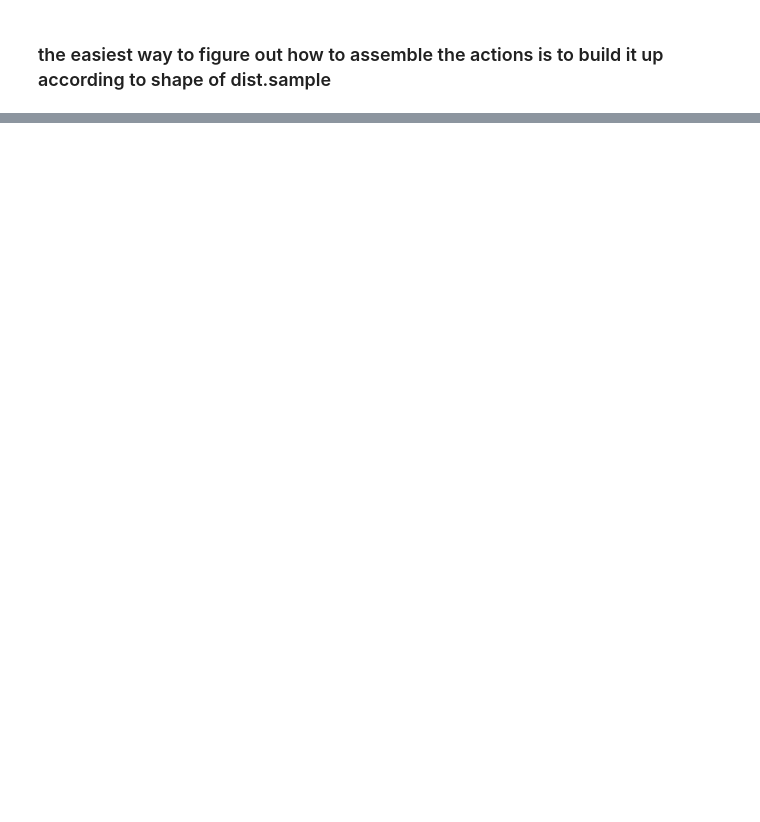
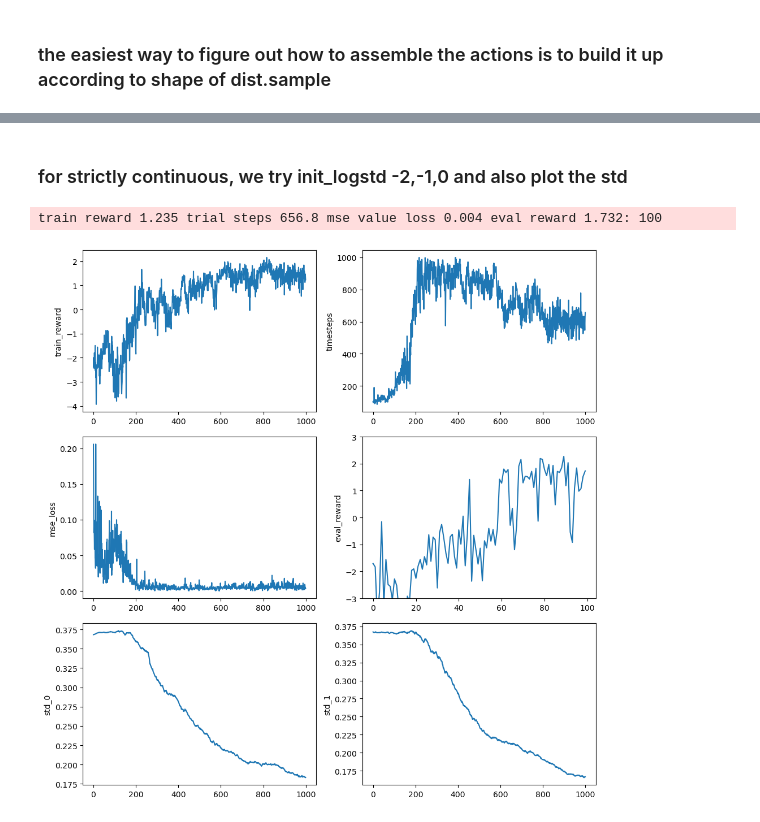
Before and after one commit to ljmzt/reinforcement_learning_2, a Jupyter notebook: debug-consistent-routines.ipynb, the cells around one changed output, grey strips where cells are left out. Drawn from its saved outputs; the diff is of its cells as text; code cells hidden in the pictures; blank space fills up the shorter version.

```diff
--- a/debug-consistent-routines.ipynb
+++ b/debug-consistent-routines.ipynb
@@ -668,0 +623,35 @@ tensor([-0.2336, -0.3272], requires_grad=True)
+# %% [markdown]
+### for strictly continuous, we try init_logstd -2,-1,0 and also plot the std
+# %%
+fig, axs = plt.subplots(3,2, figsize=(10,10))
+axs = axs.flatten()
+
+# for seed in [1,2,3,4,5]:
+for seed in [1]:
+
+    # set the seeds
+    iseed = seed
+    np.random.seed(iseed)
+    torch.random.manual_seed(iseed)
+    env1.seed(iseed)
+
+    # this is usually how you run it
+    env_continuous = EnvWrapper(env1, reward_scale=0.01)
+    policy_continuous = Policy(env_continuous, num_hidden=64, init_logstd=-1)
+    trainer = Trainer(env_continuous, policy_continuous)
+    output_rewards, output_timesteps, output_mse_loss, eval_rewards, output_stds = \
+        trainer.train(n_epoches=1000, eval_everyepoch=10, keepstd=True)
+
+    # make some plots
+    outputs = [output_rewards, output_timesteps, output_mse_loss, eval_rewards, output_stds[:,0], output_stds[:,1]]
+    ylabels = ['train_reward', 'timesteps', 'mse_loss', 'eval_reward', 'std_0', 'std_1']
+    for i, (arr, label) in enumerate(zip(outputs, ylabels)):
+        axs[i].plot(arr)
+        axs[i].set_ylabel(label)
+        if label == 'eval_reward':
+            axs[i].set_ylim([-3,3])
+
+plt.tight_layout()
+# %% [output]
+train reward 1.235 trial steps 656.8 mse value loss 0.004 eval reward 1.732: 100
+[figure, added]
```
Also changed, not shown: parts of 48 cells of this notebook, 2 other files.
